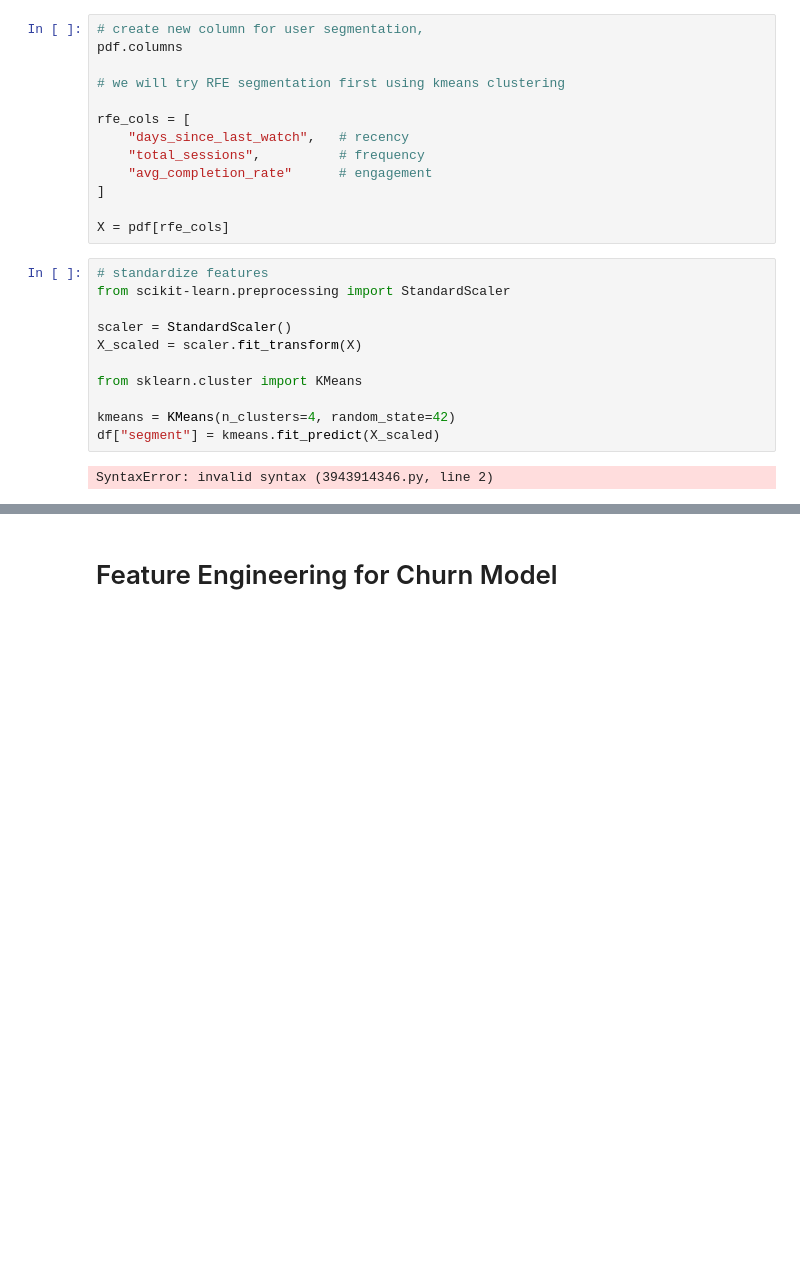
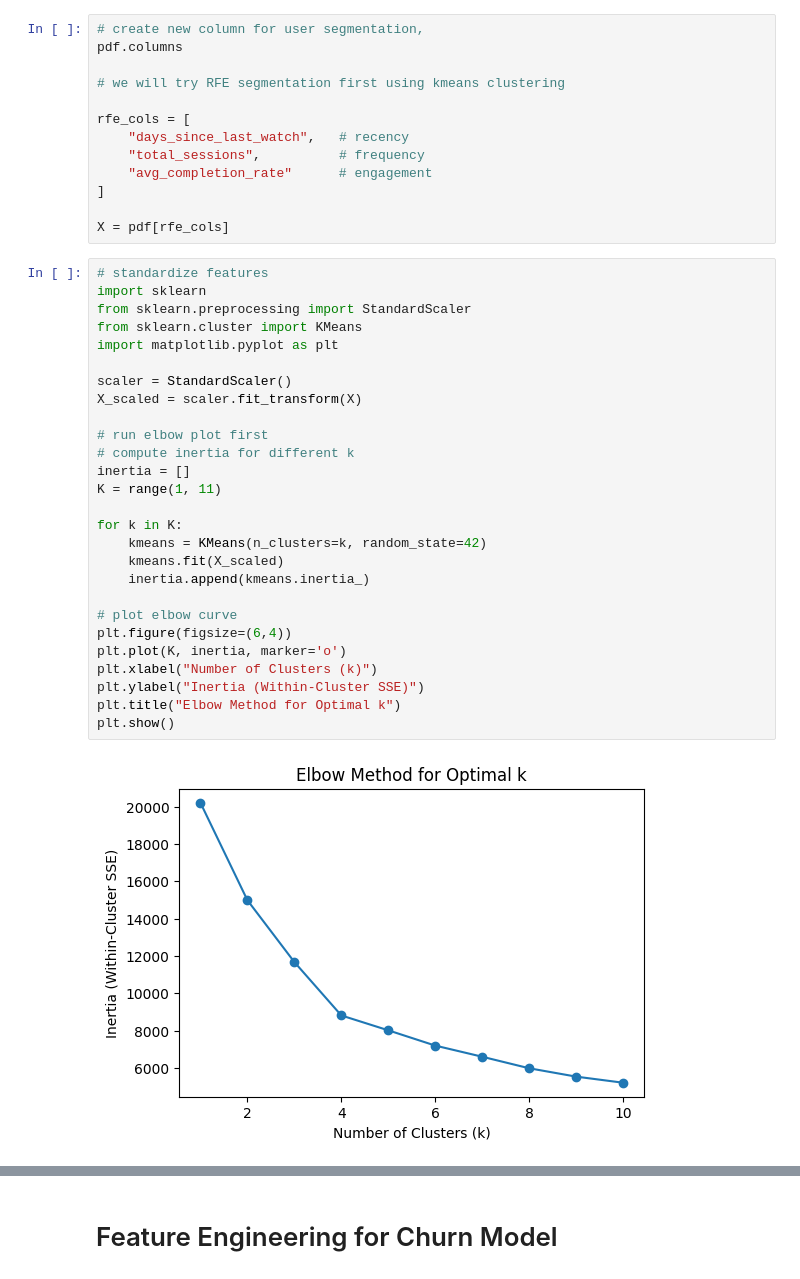
Before and after one commit to allison2368/Netflix-User-Behavior, a Jupyter notebook: churn_model/churn_model.ipynb, the cells around one changed output, grey strips where cells are left out. Saved outputs shown, nothing was run; the diff lists cells and outputs as text; blank space fills up the shorter version.

```diff
--- a/churn_model/churn_model.ipynb
+++ b/churn_model/churn_model.ipynb
@@ -132,14 +130,30 @@ rfe_cols = [
 X = pdf[rfe_cols]
 # %%
 # standardize features
-from scikit-learn.preprocessing import StandardScaler
+import sklearn
+from sklearn.preprocessing import StandardScaler
+from sklearn.cluster import KMeans
+import matplotlib.pyplot as plt
 
 scaler = StandardScaler()
 X_scaled = scaler.fit_transform(X)
 
-from sklearn.cluster import KMeans
+# run elbow plot first
+# compute inertia for different k
+inertia = []
+K = range(1, 11)
 
-kmeans = KMeans(n_clusters=4, random_state=42)
-df["segment"] = kmeans.fit_predict(X_scaled)
+for k in K:
+    kmeans = KMeans(n_clusters=k, random_state=42)
+    kmeans.fit(X_scaled)
+    inertia.append(kmeans.inertia_)
+
+# plot elbow curve
+plt.figure(figsize=(6,4))
+plt.plot(K, inertia, marker='o')
+plt.xlabel("Number of Clusters (k)")
+plt.ylabel("Inertia (Within-Cluster SSE)")
+plt.title("Elbow Method for Optimal k")
+plt.show()
 # %% [output]
-SyntaxError: invalid syntax (3943914346.py, line 2)
+[figure, added]
```
Also changed, not shown: parts of 14 cells of this notebook.
